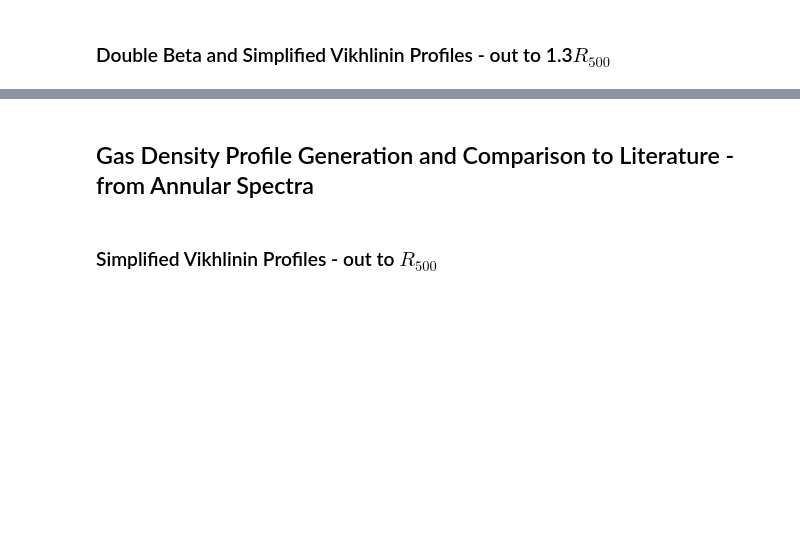
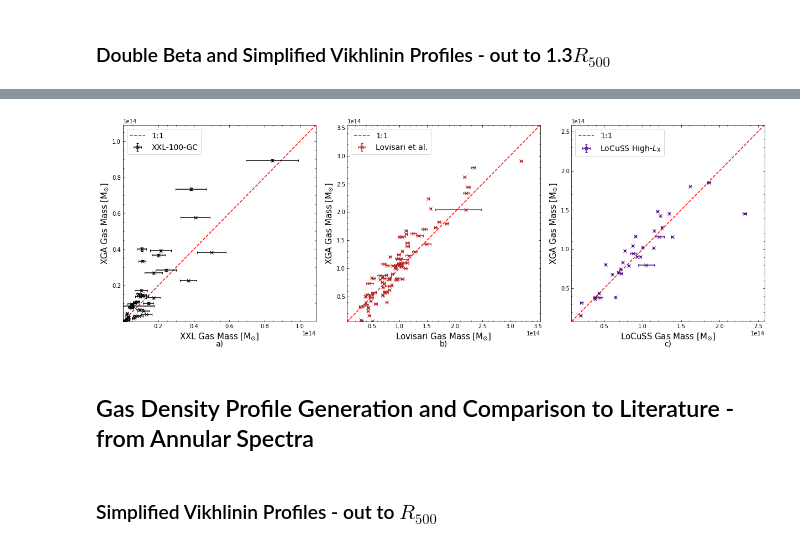
Before and after one commit to DavidT3/XCS-Mass-Paper-I-Analysis, a Jupyter notebook: gas_mass_comparisons.ipynb, the cells around one changed output, grey strips where cells are left out. Drawn from its saved outputs; the diff is of its cells as text; code cells hidden in the pictures; blank space fills up the shorter version.

```diff
--- a/gas_mass_comparisons.ipynb
+++ b/gas_mass_comparisons.ipynb
@@ -370,0 +459,7 @@ loc_dblbeta_13_dp = inv_abel_fitted_model(locuss_srcs, sb_mod, 'mcmc', locuss_sr
+# %%
+xxl_dblbeta_13_dp = inv_abel_fitted_model(xxl_srcs, 'double_beta', 'mcmc', xxl_srcs.r500*1.3,
+                                       conv_temp=xxl_conv_txs, conv_outer_radius=Quantity(300, 'kpc'))
+lov_dblbeta_13_dp = inv_abel_fitted_model(lovisari_srcs, 'double_beta', 'mcmc', lovisari_srcs.r500*1.3,
+                                       conv_temp=lov_conv_txs)
+loc_dblbeta_13_dp = inv_abel_fitted_model(locuss_srcs, 'double_beta', 'mcmc', locuss_srcs.r500*1.3,
+                                       conv_temp=loc_conv_txs)
@@ -371,22 +547,18 @@ loc_dblbeta_13_dp = inv_abel_fitted_model(locuss_srcs, sb_mod, 'mcmc', locuss_sr
 # %%
-d_mod = SimpleVikhlininDensity1D(y_unit=Unit("1 / cm^3"))
-d_mod.info()
-print(d_mod.par_priors)
-
 with tqdm(desc="Fitting density model to XXL profiles", total=len(xxl_dblbeta_13_dp)) as onwards:
     for dp in xxl_dblbeta_13_dp:
         if dp is not None:
-            dp.fit(d_mod, progress_bar=False)
+            dp.fit('simple_vikhlinin_dens', progress_bar=False)
         onwards.update(1)
 
 with tqdm(desc="Fitting density model to Lovisari profiles", total=len(lov_dblbeta_13_dp)) as onwards:
     for dp in lov_dblbeta_13_dp:
         if dp is not None:
-            dp.fit(d_mod, progress_bar=False)
+            dp.fit('simple_vikhlinin_dens', progress_bar=False)
         onwards.update(1)
 
 with tqdm(desc="Fitting density model to LoCuSS profiles", total=len(loc_dblbeta_13_dp)) as onwards:
     for dp in loc_dblbeta_13_dp:
         if dp is not None:
-            dp.fit(d_mod, progress_bar=False)
+            dp.fit('simple_vikhlinin_dens', progress_bar=False)
         onwards.update(1)
@@ -430,7 +656,7 @@ sublabel_ypos = -0.115
 sublabel_fsize = 14
 
 # Set up the matplotlib figure with 3 columns, meaning three subplots
-fig, ax_arr = plt.subplots(ncols=3, figsize=(16, 6))
+fig, ax_arr = plt.subplots(ncols=3, figsize=(17, 6))
 
 # Iterating through the array of axes objects, setting up the ticks
 for ax in ax_arr:
@@ -448,7 +674,7 @@ xxl_lims = find_lims(xxl_lit_gms, xxl_dblbeta_svikh_13_gm).value
 plt.plot(xxl_lims, xxl_lims, color='red', linestyle="dashed", label="1:1")
 # Plotting the two datasets with uncertainties
 plt.errorbar(xxl_lit_gms[:, 0].value, xxl_dblbeta_svikh_13_gm[:, 0].value, xerr=xxl_lit_gms[:, 1].value,
-             yerr=[xxl_dblbeta_svikh_13_gm[:, 1].value, xxl_dblbeta_svikh_13_gm[:, 2].value], fmt='x',
+             yerr=xxl_dblbeta_svikh_13_gm[:, 1:].T.value, fmt='x',
              color=xxl_colour, capsize=2, label="XXL-100-GC")
 
 # # Labelling axes, setting labels etc.
@@ -473,8 +699,8 @@ lov_lims = find_lims(lov_lit_gms, lov_dblbeta_svikh_13_gm).value
 plt.plot(lov_lims, lov_lims, color='red', linestyle="dashed", label="1:1")
 # Plotting the two datasets with uncertainties
 plt.errorbar(lov_lit_gms[:, 0].value, lov_dblbeta_svikh_13_gm[:, 0].value,
-             xerr=[lov_lit_gms[:, 1].value, lov_lit_gms[:, 2].value],
-             yerr=[lov_dblbeta_svikh_13_gm[:, 1].value, lov_dblbeta_svikh_13_gm[:, 2].value], fmt='x',
+             xerr=lov_lit_gms[:, 1:].T.value,
+             yerr=lov_dblbeta_svikh_13_gm[:, 1:].T.value, fmt='x',
              color=lov_colour, capsize=2, label="Lovisari et al.")
 
 # Labelling axes, setting labels etc.
@@ -486,34 +712,36 @@ ax.text(0.5, sublabel_ypos, s='b)', horizontalalignment='center', verticalalignm
         transform=ax.transAxes, fontsize=sublabel_fsize)
 ax.legend(loc='best', fontsize=14)
 
 # Reading out the last axis in the array of axes
 ax = ax_arr[2]
 plt.sca(ax)
 
 # Fetching appropriate limits for comparing the two sets of gas-mass measurements
 loc_lims = find_lims(loc_lit_gms, loc_dblbeta_svikh_13_gm).value
 
 # Plotting a 1:1 line to help with comparisons
 plt.plot(loc_lims, loc_lims, color='red', linestyle="dashed", label="1:1")
 # Plotting the two datasets with uncertainties
 plt.errorbar(loc_lit_gms[:, 0].value, loc_dblbeta_svikh_13_gm[:, 0].value,
              xerr=loc_lit_gms[:, 1].value,
-             yerr=[loc_dblbeta_svikh_13_gm[:, 1].value, loc_dblbeta_svikh_13_gm[:, 2].value], fmt='x',
+             yerr=loc_dblbeta_svikh_13_gm[:, 1].T.value, fmt='x',
              color=loc_colour, capsize=2, label=r"LoCuSS High-$L_{\rm{X}}$")
 
 # Labelling axes, setting labels etc.
 ax.set_xlabel(r"LoCuSS Gas Mass [M$_{\odot}$]", fontsize=15)
 ax.set_xlim(loc_lims)
 ax.set_ylabel("XGA Gas Mass [M$_{\odot}$]", fontsize=15)
 ax.set_ylim(loc_lims)
 ax.text(0.5, sublabel_ypos, s='c)', horizontalalignment='center', verticalalignment='center',
         transform=ax.transAxes, fontsize=sublabel_fsize)
 ax.legend(loc='best', fontsize=14)
 
 # Saving and plotting the resulting figure
 plt.tight_layout()
 plt.savefig("non_paper_figures/xxl_lov_loc_dblbeta_svikh_1.3r500_gm_comp.pdf")
 plt.show()
+# %% [output]
+[figure, added]
 # %% [markdown]
 ## Gas Density Profile Generation and Comparison to Literature - from Annular Spectra
 # %% [markdown]
```
Also changed, not shown: parts of 21 cells of this notebook, 2 other files.
